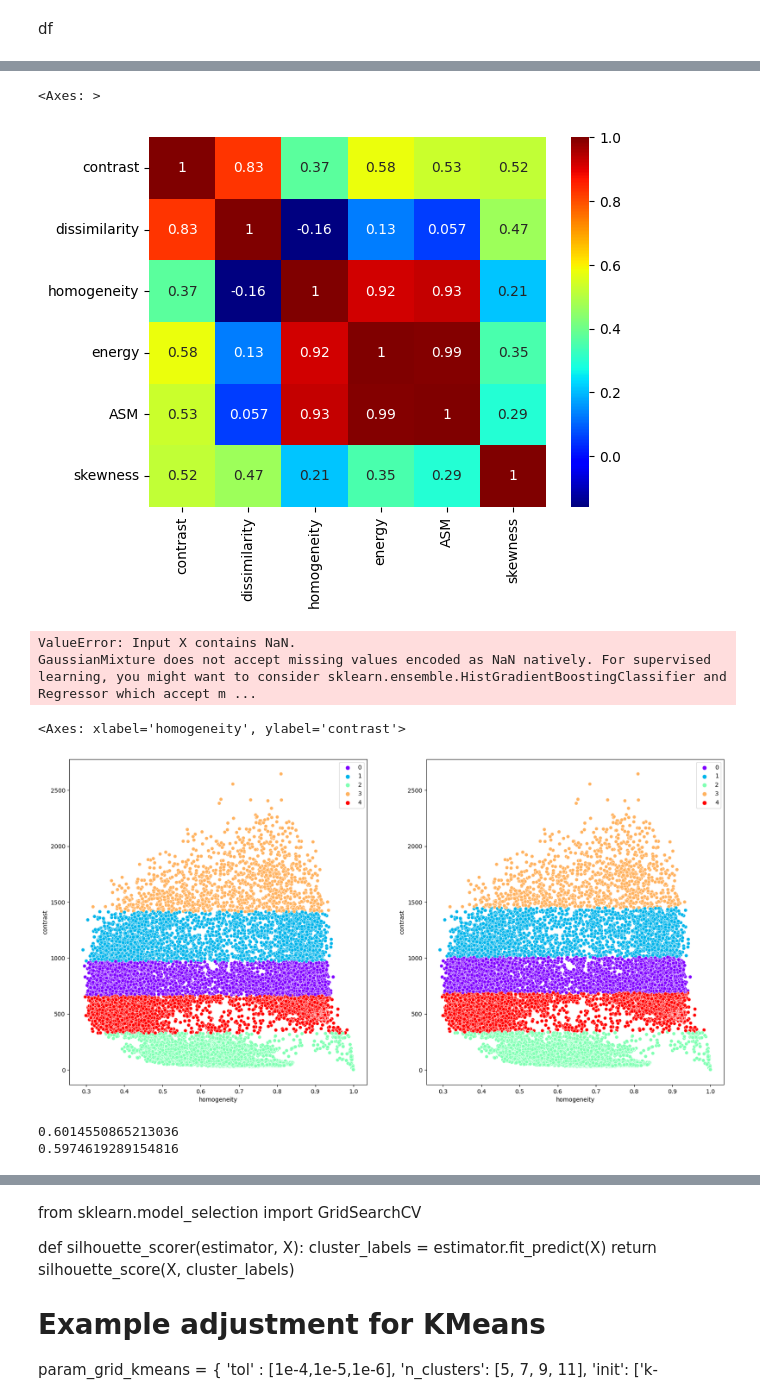
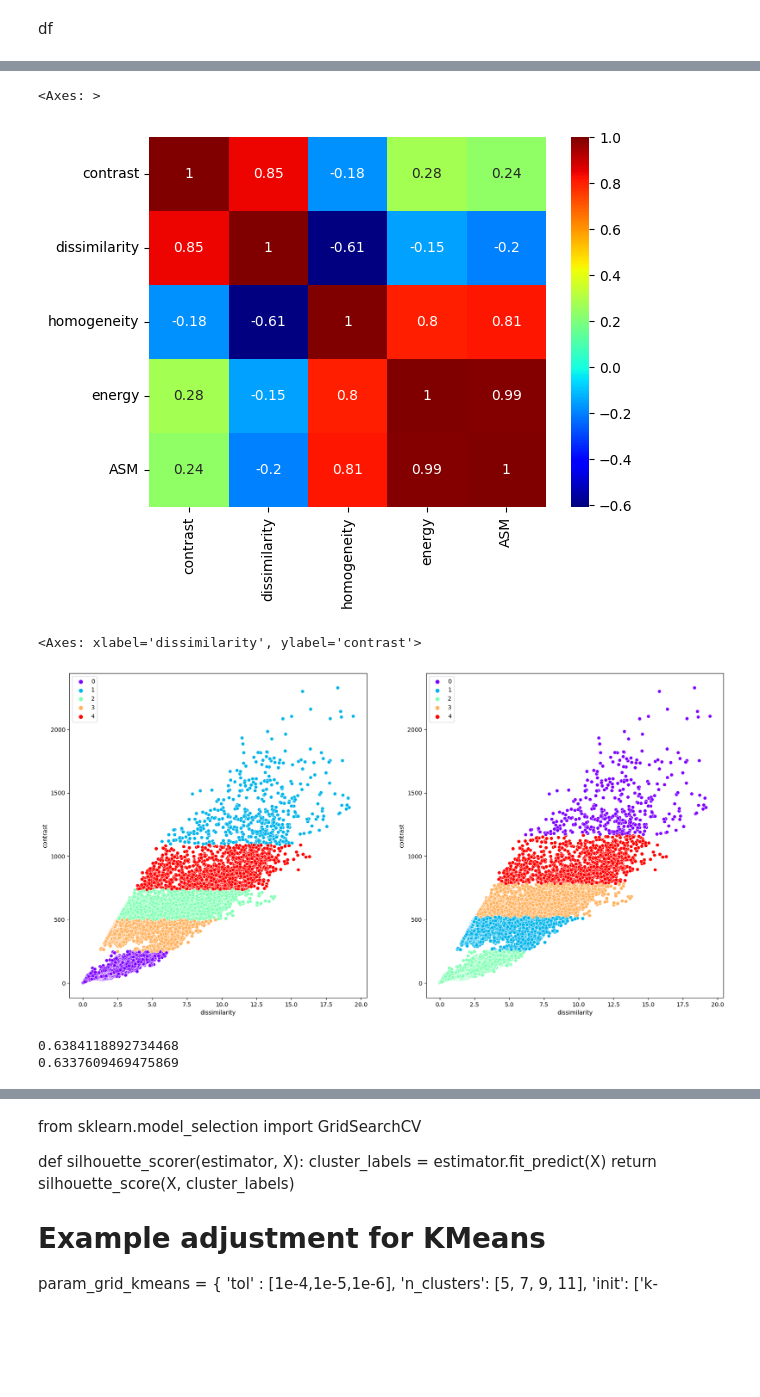
Before and after one commit to PrachayaKMITL/NARIT_internship_2024, a Jupyter notebook: test_data.ipynb, the cells around one changed output, grey strips where cells are left out. Drawn from its saved outputs; the diff is of its cells as text; code cells hidden in the pictures; blank space fills up the shorter version.

```diff
--- a/test_data.ipynb
+++ b/test_data.ipynb
@@ -65,12 +65,14 @@ dec = SunPosition.declination(day=days)
 suntime = SunPosition.DaytimeInfo(latitude=location[0],declination=dec,TC=TC)
 sunrise2,sunset2 = SunPosition.DaytimeInfo(latitude=location[0],declination=dec,TC=TC)
 # %%
-df1 = Builddataset().DayNightSplit(suntime=[sunrise1,sunset1],Mode='day',dataframe=df1)
-df2 = Builddataset().DayNightSplit(suntime=[sunrise2,sunset2],Mode='day',dataframe=df2)
+
+df1 = Builddataset().DayNightSplit(suntime=[sunrise1,sunset1],Mode='night',dataframe=df1)
+df2 = Builddataset().DayNightSplit(suntime=[sunrise2,sunset2],Mode='night',dataframe=df2)
 
 df = pd.concat([df1,df2])
 # %%
-x = df.drop(columns=['Time (decimal)','Time','correlation','Blue channel','Red channel','intensity'])
+df = df.dropna()
+x = df.drop(columns=['Time (decimal)','Time','correlation','intensity','Red channel','Blue channel','skewness','std','diffefent(R-B)'])
 
 dataset = list(x.itertuples(index=False,name=None))
 dataset = np.array(dataset)
@@ -101,38 +80,34 @@ memory usage: 2.0 MB
 sns.heatmap(data=x.corr(),cmap='jet',annot=True)
 # %% [output]
 <Axes: >
-[figure, old version]
+[figure, new version]
 # %%
 from sklearn.metrics.pairwise import euclidean_distances
 np.random.seed(42)
-kmeans = KMeans(init='k-means++', n_clusters=5, n_init='auto', random_state=42, tol=1e-4,max_iter=300,algorithm='elkan')
-minik = MiniBatchKMeans(n_clusters=5,batch_size=1036, max_no_improvement=40, tol=1e-4, random_state=42, init='k-means++' ,n_init=10, max_iter=300 ,reassignment_ratio=0.001)
+kmeans = KMeans(init='k-means++', n_clusters=5, n_init=20, random_state=42, tol=1e-4,max_iter=300,algorithm='elkan')
+minik = MiniBatchKMeans(n_clusters=5,batch_size=1036, max_no_improvement=20, tol=1e-4, random_state=42, init='k-means++' ,n_init=10, max_iter=300 ,reassignment_ratio=0.001)
 #af = AffinityPropagation(damping=0.95, max_iter=500, convergence_iter=20, preference=-50, affinity='euclidean')
-GMM = GaussianMixture(n_components=7, tol=1e-4, init_params='kmeans',covariance_type='full', max_iter=500, random_state=42, n_init=10)
+GMM = GaussianMixture(n_components=5, tol=1e-4, init_params='kmeans',covariance_type='full', max_iter=500, random_state=42, n_init=10)
 labels = GMM.fit_predict(dataset)
 labels_kmean = kmeans.fit_predict(dataset)
 labels_minik = minik.fit_predict(dataset)
 #labels_af = af.fit_predict(dataset)
-# %% [output]
-ValueError: Input X contains NaN.
-GaussianMixture does not accept missing values encoded as NaN natively. For supervised learning, you might want to consider sklearn.ensemble.HistGradientBoostingClassifier and Regressor which accept m ...
 # %%
-#df.loc[:, 'Label_GMM'] = labels
-#df.loc[:, 'Label_Kmean'] = labels_kmean
-#df.loc[:, 'Label_AF'] = labels_af
+df.loc[:, 'Label_minik'] = labels_minik
+df.loc[:, 'Label_Kmean'] = labels_kmean
 # %%
 plt.figure(figsize=(20,10))
 plt.subplot(1,2,1)
-sns.scatterplot(data=df,x=df['homogeneity'],y=df['contrast'],hue=labels_minik,palette='rainbow')
+sns.scatterplot(data=df,x=df['dissimilarity'],y=df['contrast'],hue=labels_minik,palette='rainbow')
 plt.subplot(1,2,2)
-sns.scatterplot(data=df,x=df['homogeneity'],y=df['contrast'],hue=labels_kmean,palette='rainbow')
+sns.scatterplot(data=df,x=df['dissimilarity'],y=df['contrast'],hue=labels_kmean,palette='rainbow')
 # %% [output]
-<Axes: xlabel='homogeneity', ylabel='contrast'>
+<Axes: xlabel='dissimilarity', ylabel='contrast'>
-[figure, old version]
+[figure, new version]
 # %%
 print(silhouette_score(dataset,labels_kmean))
 print(silhouette_score(dataset,labels_minik))
 #print(silhouette_score(dataset,labels))
 # %% [output]
-0.6014550865213036
-0.5974619289154816
+0.6384118892734468
+0.6337609469475869
```
Also changed, not shown: parts of 4 cells of this notebook, 5 other files.
